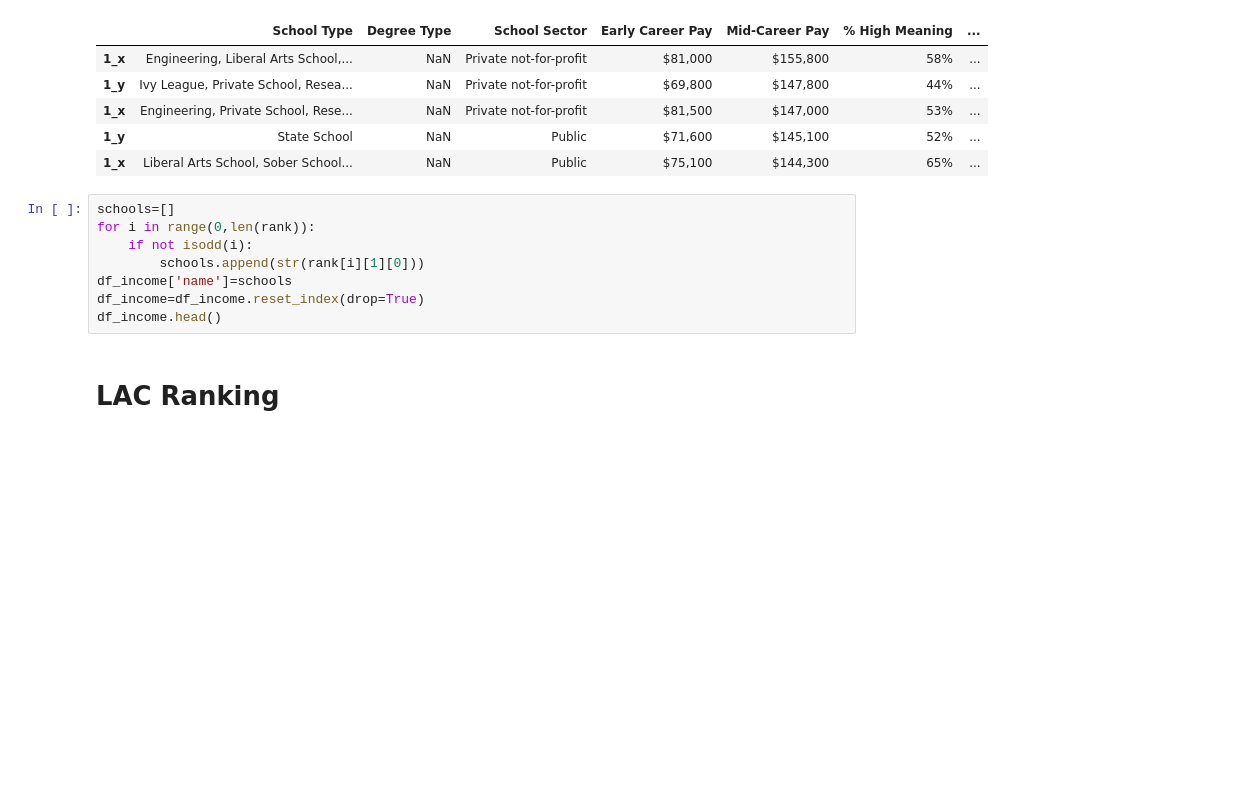
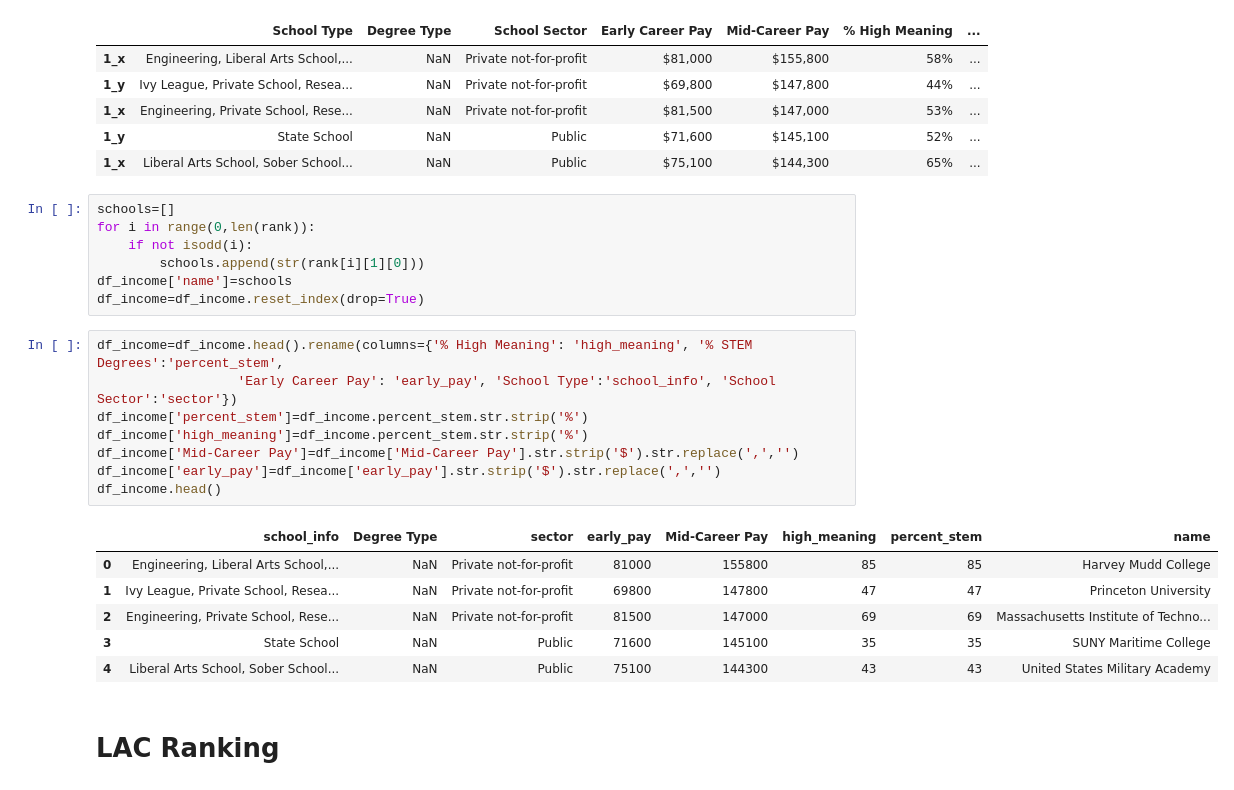
Before and after one commit to mayamadhavan/projects, a Jupyter notebook: project_kojak/1_prepping_data/scraping.ipynb, the cells around one changed output. Saved outputs shown, nothing was run; the diff lists cells and outputs as text; blank space fills up the shorter version.

```diff
--- a/project_kojak/1_prepping_data/scraping.ipynb
+++ b/project_kojak/1_prepping_data/scraping.ipynb
@@ -69,7 +69,21 @@ for i in range(0,len(rank)):
         schools.append(str(rank[i][1][0]))
 df_income['name']=schools
 df_income=df_income.reset_index(drop=True)
-df_income.head()
+# %%
+df_income=df_income.head().rename(columns={'% High Meaning': 'high_meaning', '% STEM Degrees':'percent_stem',
+                  'Early Career Pay': 'early_pay', 'School Type':'school_info', 'School Sector':'sector'})
+df_income['percent_stem']=df_income.percent_stem.str.strip('%')
+df_income['high_meaning']=df_income.percent_stem.str.strip('%')
+df_income['Mid-Career Pay']=df_income['Mid-Career Pay'].str.strip('$').str.replace(',','')
+df_income['early_pay']=df_income['early_pay'].str.strip('$').str.replace(',','')
+df_income.head()
+# %% [output]
+|  | school_info | Degree Type | sector | early_pay | Mid-Career Pay | high_meaning | percent_stem | name |
+| 0 | Engineering, Liberal Arts School,... | NaN | Private not-for-profit | 81000 | 155800 | 85 | 85 | Harvey Mudd College |
+| 1 | Ivy League, Private School, Resea... | NaN | Private not-for-profit | 69800 | 147800 | 47 | 47 | Princeton University |
+| 2 | Engineering, Private School, Rese... | NaN | Private not-for-profit | 81500 | 147000 | 69 | 69 | Massachusetts Institute of Techno... |
+| 3 | State School | NaN | Public | 71600 | 145100 | 35 | 35 | SUNY Maritime College |
+| 4 | Liberal Arts School, Sober School... | NaN | Public | 75100 | 144300 | 43 | 43 | United States Military Academy |
 # %% [markdown]
 # LAC Ranking
 # %%
```
Also changed, not shown: 2 other files.
